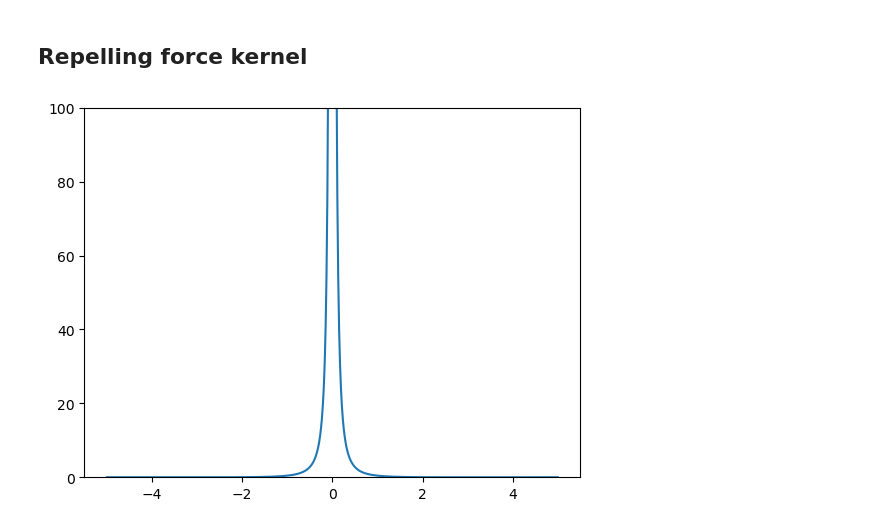
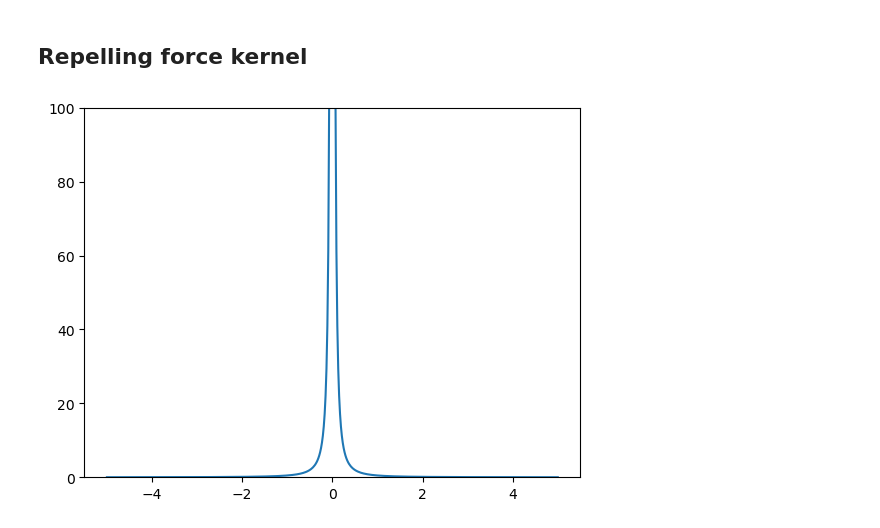
Before and after one commit to Zander-M/ST_Gaussian_PRM, a Jupyter notebook: notebooks/tests.ipynb, the cells around one changed output. Cells and saved outputs as stored; diff of their text form; code cells hidden in the pictures.

```diff
--- a/notebooks/tests.ipynb
+++ b/notebooks/tests.ipynb
@@ -1224,17 +1224,17 @@ timestep 26
 # %%
 import matplotlib.pyplot as plt
 import numpy as np
 rep_coeff = 1
-obs_thresh = 3
-f = lambda x: 1/rep_coeff * (1/abs(x) - 1/obs_thresh) ** 2
+obs_thresh = 100
+f = lambda x: 1/2 * rep_coeff * (1/abs(x) - 1/obs_thresh) ** 2
 
 x = np.linspace(-5, 5, 500)
 
 y = f(x)
 
 
 plt.ylim(top=100)
 plt.plot(x, y)
 plt.show()
 # %% [output]
-[figure, old version]
+[figure, new version]
```
Also changed, not shown: 2 other files.
